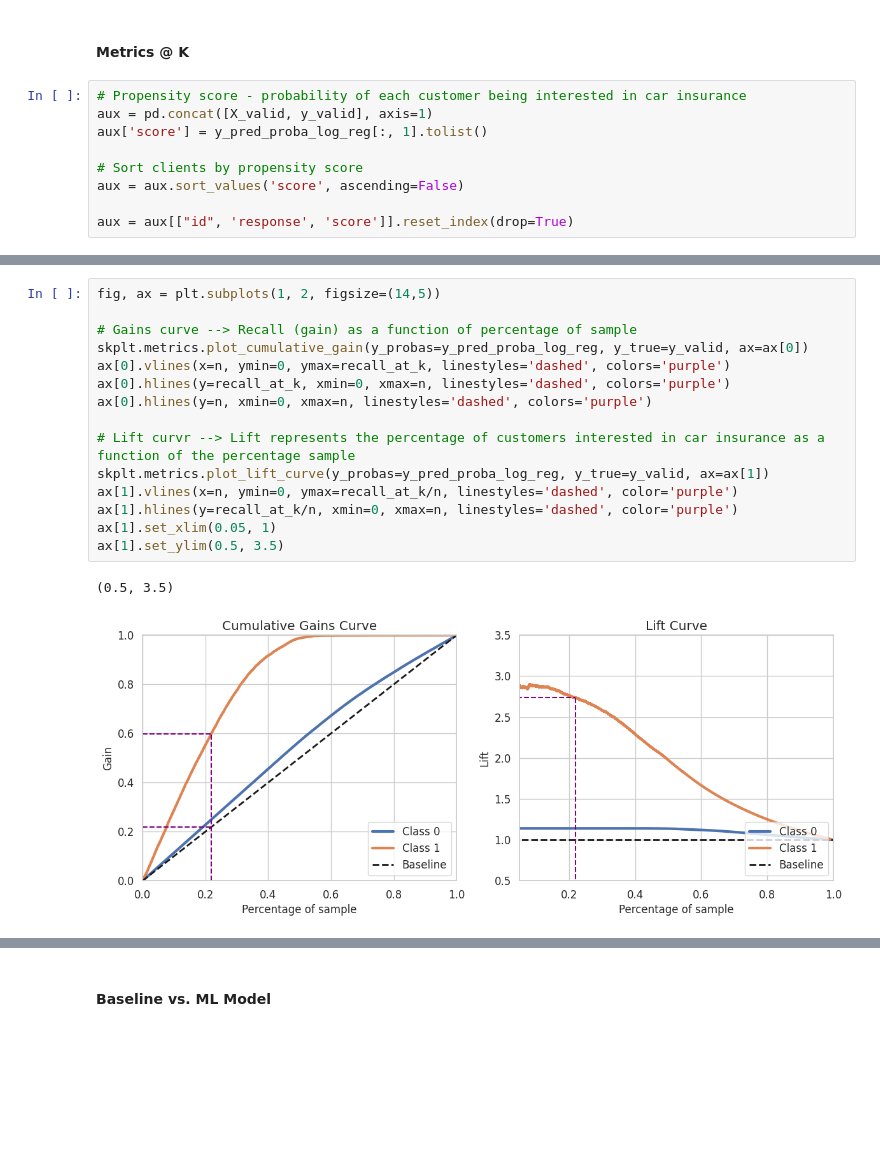
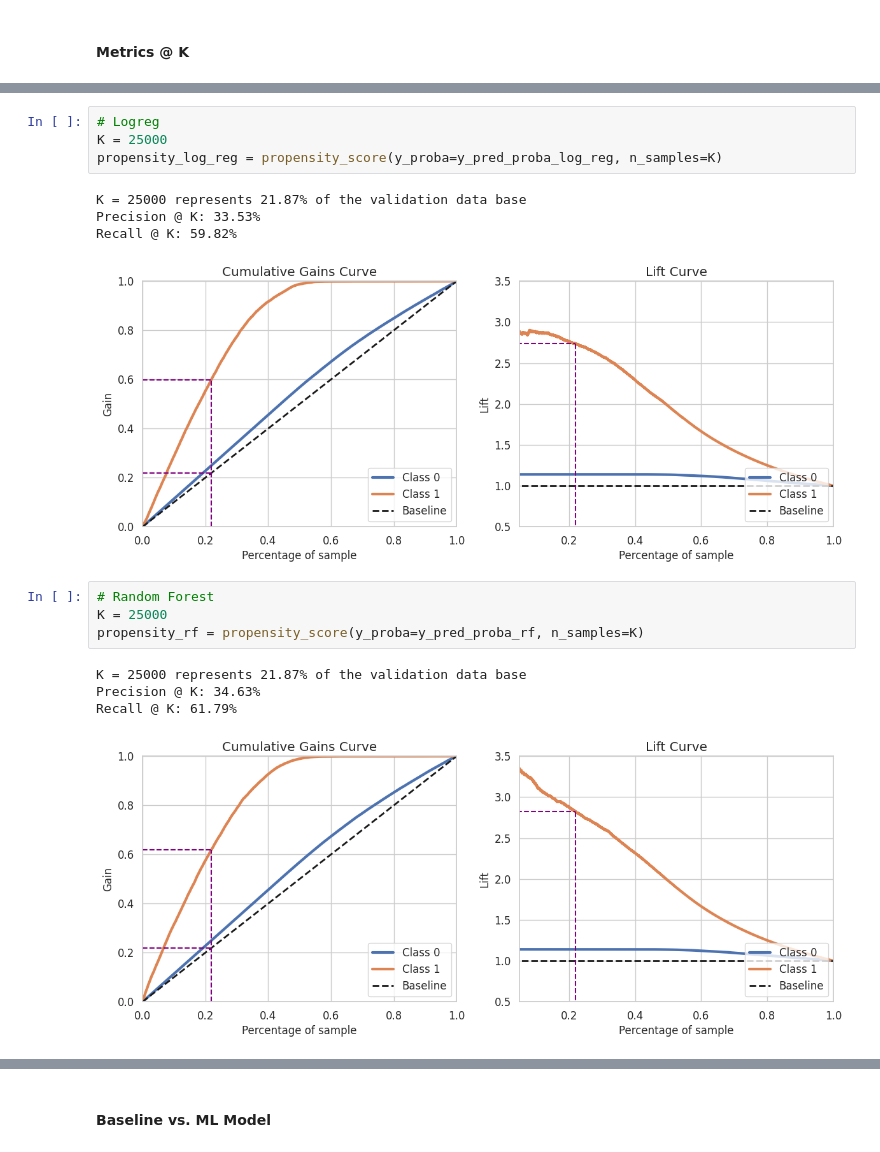
Before and after one commit to ezequielpf/health_insurance_cross_sell, a Jupyter notebook: notebooks/1_car_insurance.ipynb, the cells around one changed output, grey strips where cells are left out. Cells and saved outputs as stored; diff of their text form; blank space fills up the shorter version.

```diff
--- a/notebooks/1_car_insurance.ipynb
+++ b/notebooks/1_car_insurance.ipynb
@@ -876,12 +891,3 @@ for axes in ax.flatten():
 # %% [markdown]
 #### Metrics @ K
-# %%
-# Propensity score - probability of each customer being interested in car insurance
-aux = pd.concat([X_valid, y_valid], axis=1)
-aux['score'] = y_pred_proba_log_reg[:, 1].tolist()
-
-# Sort clients by propensity score
-aux = aux.sort_values('score', ascending=False)
-
-aux = aux[["id", 'response', 'score']].reset_index(drop=True)
 # %%
@@ -906,18 +930,18 @@ Recall @ K: 59.84%
-# %%
-fig, ax = plt.subplots(1, 2, figsize=(14,5))
-
-# Gains curve --> Recall (gain) as a function of percentage of sample
-skplt.metrics.plot_cumulative_gain(y_probas=y_pred_proba_log_reg, y_true=y_valid, ax=ax[0])
-ax[0].vlines(x=n, ymin=0, ymax=recall_at_k, linestyles='dashed', colors='purple')
-ax[0].hlines(y=recall_at_k, xmin=0, xmax=n, linestyles='dashed', colors='purple')
-ax[0].hlines(y=n, xmin=0, xmax=n, linestyles='dashed', colors='purple')
-
-# Lift curvr --> Lift represents the percentage of customers interested in car insurance as a function of the percentage sample
-skplt.metrics.plot_lift_curve(y_probas=y_pred_proba_log_reg, y_true=y_valid, ax=ax[1])
-ax[1].vlines(x=n, ymin=0, ymax=recall_at_k/n, linestyles='dashed', color='purple')
-ax[1].hlines(y=recall_at_k/n, xmin=0, xmax=n, linestyles='dashed', color='purple')
-ax[1].set_xlim(0.05, 1)
-ax[1].set_ylim(0.5, 3.5)
-# %% [output]
-(0.5, 3.5)
-[figure, removed]
+# %%
+# Logreg
+K = 25000
+propensity_log_reg = propensity_score(y_proba=y_pred_proba_log_reg, n_samples=K)
+# %% [output]
+K = 25000 represents 21.87% of the validation data base
+Precision @ K: 33.53%
+Recall @ K: 59.82%
+[figure, added]
+# %%
+# Random Forest
+K = 25000
+propensity_rf = propensity_score(y_proba=y_pred_proba_rf, n_samples=K)
+# %% [output]
+K = 25000 represents 21.87% of the validation data base
+Precision @ K: 34.63%
+Recall @ K: 61.79%
+[figure, added]
```
Also changed, not shown: parts of 38 cells of this notebook, 2 other files.
